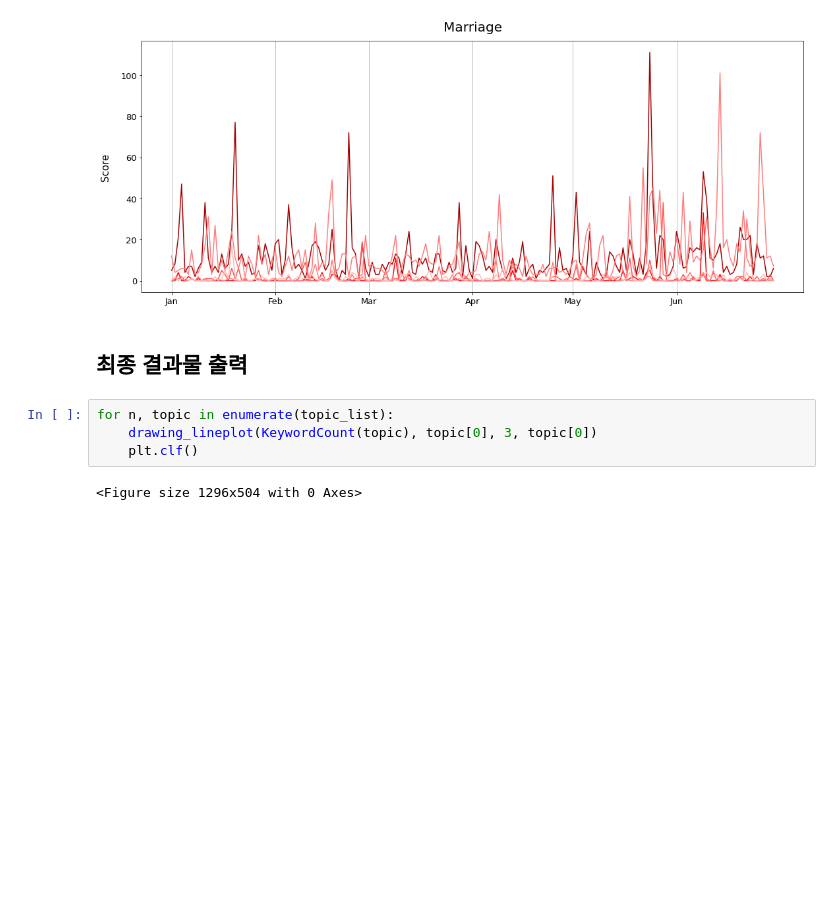
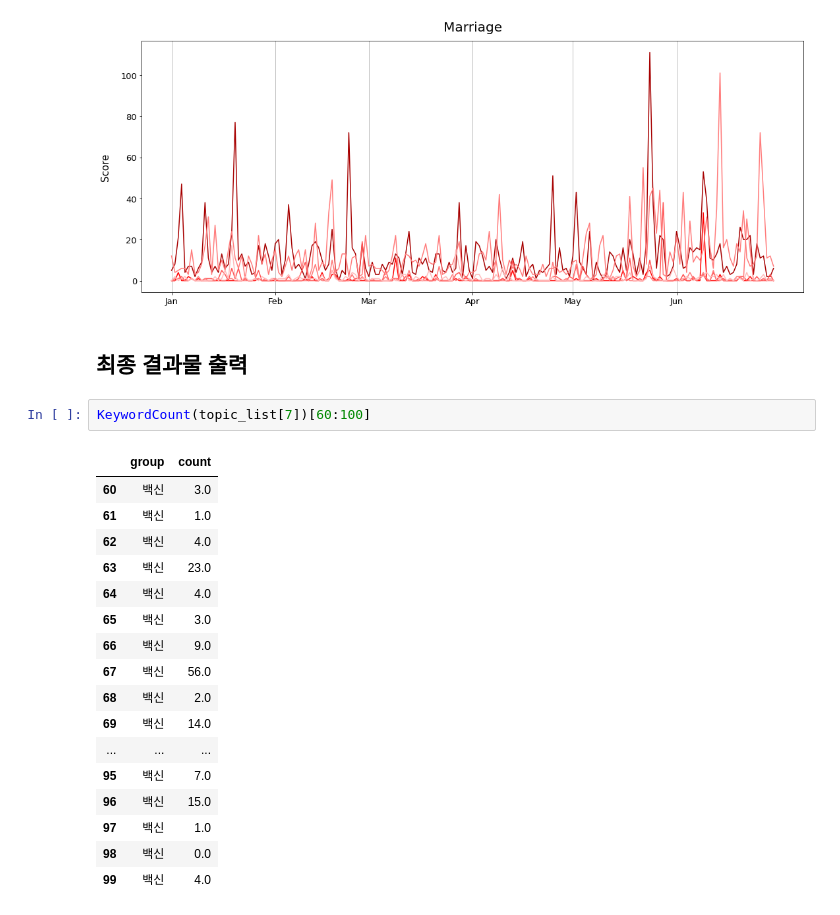
Before and after one commit to JourneyKo/ssodam, a Jupyter notebook: ssodam2021_Topic_Analysis_and_Visualization.ipynb, the cells around one changed output. Cells and saved outputs as stored; diff of their text form; blank space fills up the shorter version.

```diff
--- a/ssodam2021_Topic_Analysis_and_Visualization.ipynb
+++ b/ssodam2021_Topic_Analysis_and_Visualization.ipynb
@@ -159,11 +159,25 @@ drawing_lineplot(df_B, '중국', 1)
 drawing_lineplot2(결혼,'Marriage',[4,3,2,1,1,0])
 # %% [output]
 [figure]
-# %% [markdown]
-## 최종 결과물 출력
-# %%
-for n, topic in enumerate(topic_list):
-    drawing_lineplot(KeywordCount(topic), topic[0], 3, topic[0])
-    plt.clf()
-# %% [output]
-<Figure size 1296x504 with 0 Axes>
+# %% [markdown]
+## 최종 결과물 출력
+# %%
+KeywordCount(topic_list[7])[60:100]
+# %% [output]
+|  | group | count |
+| 60 | 백신 | 3.0 |
+| 61 | 백신 | 1.0 |
+| 62 | 백신 | 4.0 |
+| 63 | 백신 | 23.0 |
+| 64 | 백신 | 4.0 |
+| 65 | 백신 | 3.0 |
+| 66 | 백신 | 9.0 |
+| 67 | 백신 | 56.0 |
+| 68 | 백신 | 2.0 |
+| 69 | 백신 | 14.0 |
+| ... | ... | ... |
+| 95 | 백신 | 7.0 |
+| 96 | 백신 | 15.0 |
+| 97 | 백신 | 1.0 |
+| 98 | 백신 | 0.0 |
+| 99 | 백신 | 4.0 |
```
Also changed, not shown: parts of 6 cells of this notebook, 15 other files.
